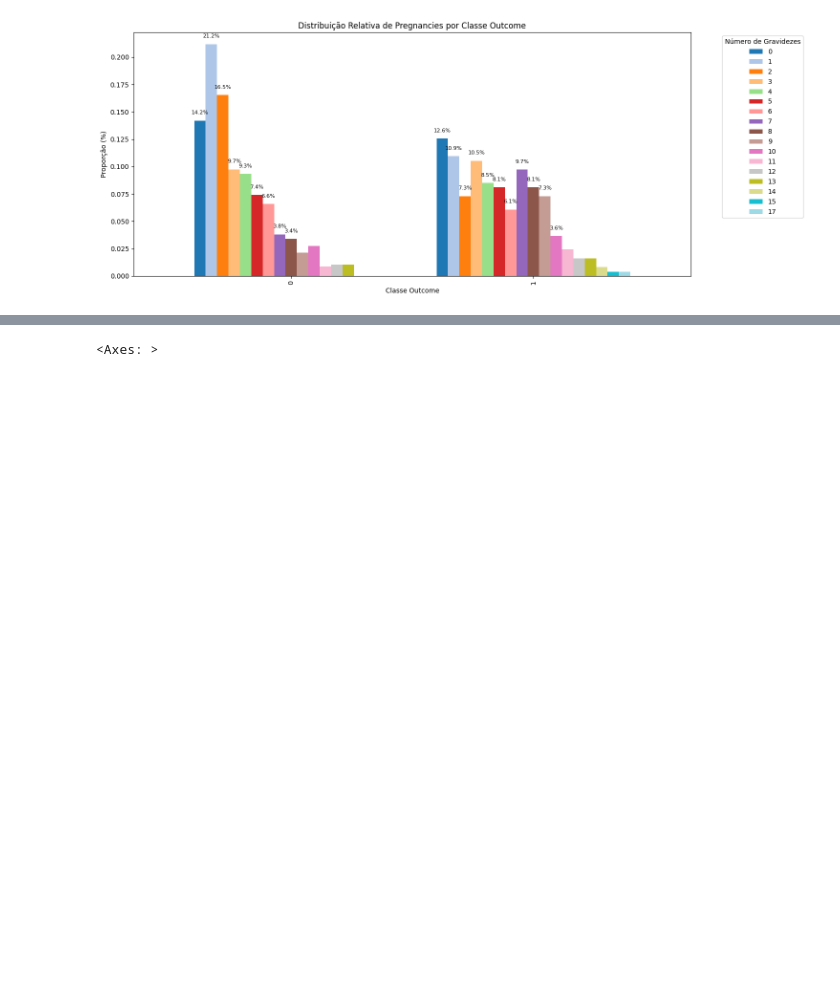
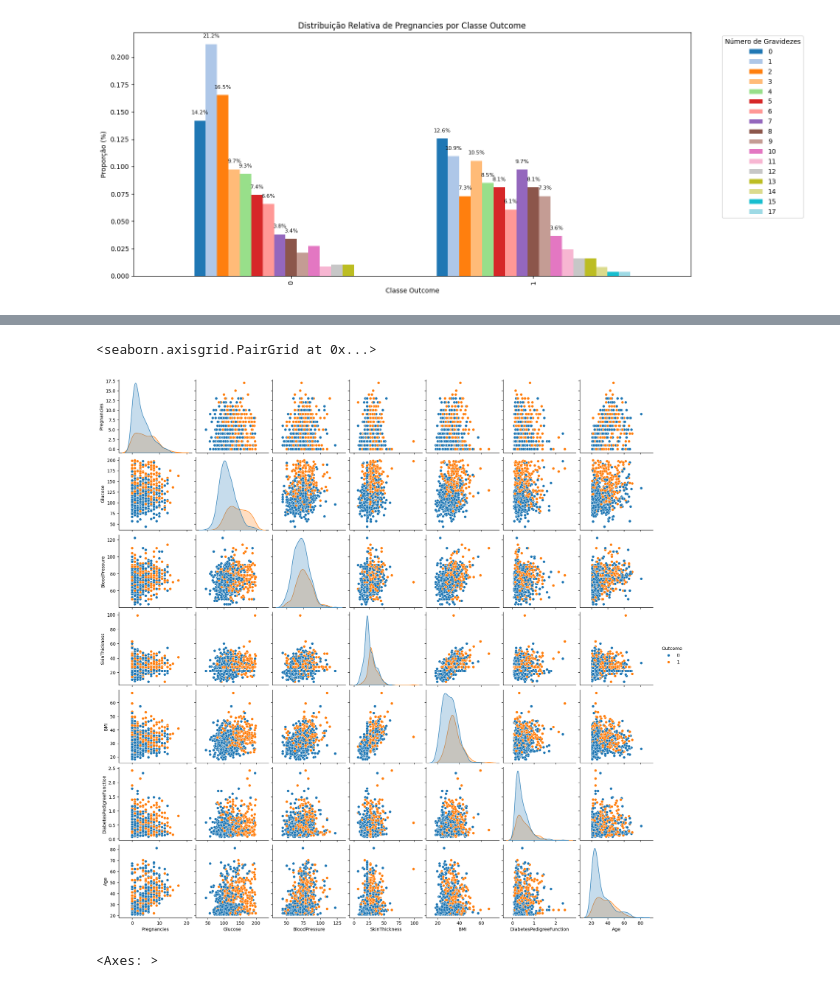
Before and after one commit to GustavoHBDuarte/lean, a Jupyter notebook: notebook.ipynb, the cells around one changed output, grey strips where cells are left out. Saved outputs shown, nothing was run; the diff lists cells and outputs as text; code cells hidden in the pictures; blank space fills up the shorter version.

Commit message:
EDA update. Pairplot added.

```diff
--- a/notebook.ipynb
+++ b/notebook.ipynb
@@ -406,3 +422,10 @@ plt.show()
+# %%
+plt.Figure(figsize=(10,5))
+#sns.PairGrid(df, hue='Outcome').map_diag(sns.histplot).map_offdiag(sns.scatterplot)
+sns.pairplot(df, hue='Outcome', height=2.5)
+# %% [output]
+<seaborn.axisgrid.PairGrid at 0x...>
+[figure, added]
 # %%
 # Correlações
 
```
Also changed, not shown: parts of 1 cell of this notebook.
